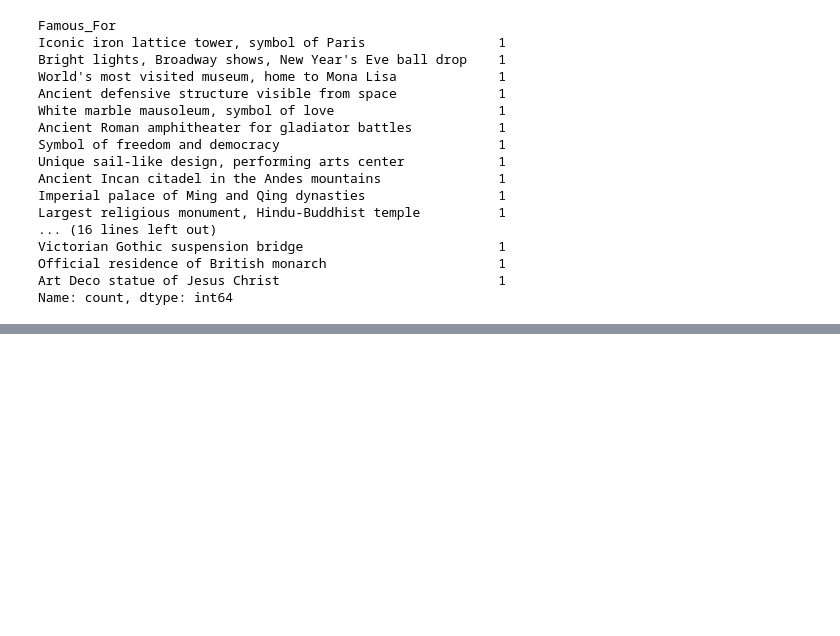
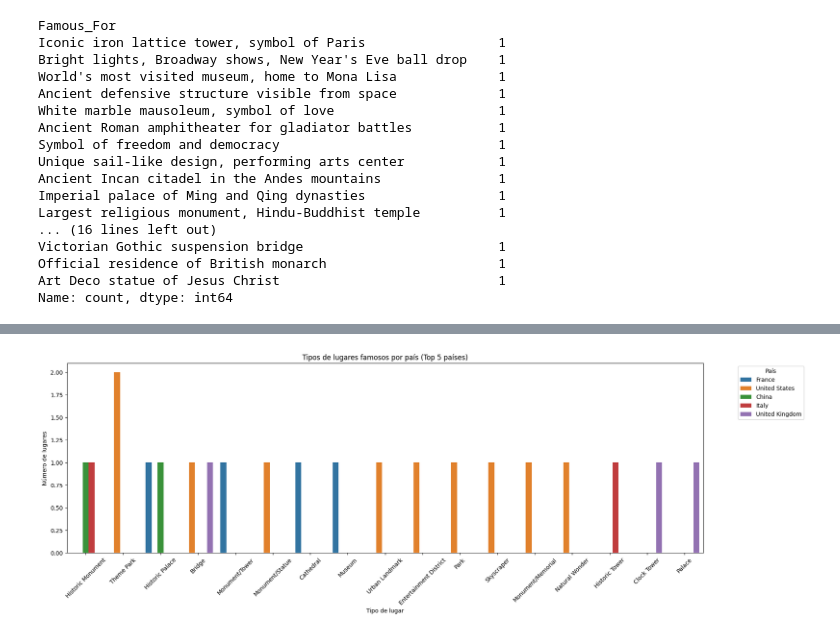
Before and after one commit to FaberGrisales/data-analysing, a Jupyter notebook: notebooks/World_Famous_Place_EDA.ipynb, the cells around one changed output, grey strips where cells are left out. Cells and saved outputs as stored; diff of their text form; code cells hidden in the pictures; blank space fills up the shorter version.

```diff
--- a/notebooks/World_Famous_Place_EDA.ipynb
+++ b/notebooks/World_Famous_Place_EDA.ipynb
@@ -247,0 +307,24 @@ Name: count, dtype: int64
+# %%
+top_countries = df_copy['Country'].value_counts().head(5).index
+
+df_top = df_copy[df_copy['Country'].isin(top_countries)]
+
+plt.figure(figsize=(20, 6))
+
+snb.countplot(
+    data=df_top,
+    x='Type',
+    hue='Country',
+    order=df_top['Type'].value_counts().index,
+    palette='tab10'
+)
+
+plt.title('Tipos de lugares famosos por país (Top 5 países)')
+plt.xlabel('Tipo de lugar')
+plt.ylabel('Número de lugares')
+plt.xticks(rotation=45)
+plt.legend(title='País', bbox_to_anchor=(1.05, 1), loc='upper left')
+
+plt.show()
+# %% [output]
+[figure, added]
```
Also changed, not shown: parts of 18 cells of this notebook.
